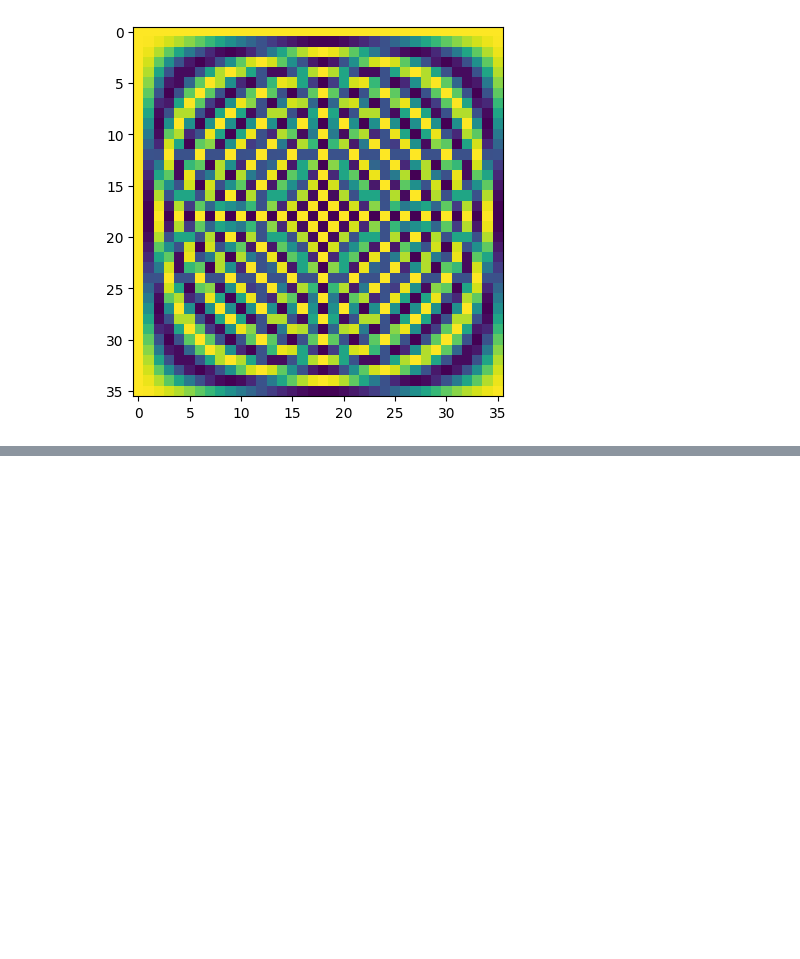
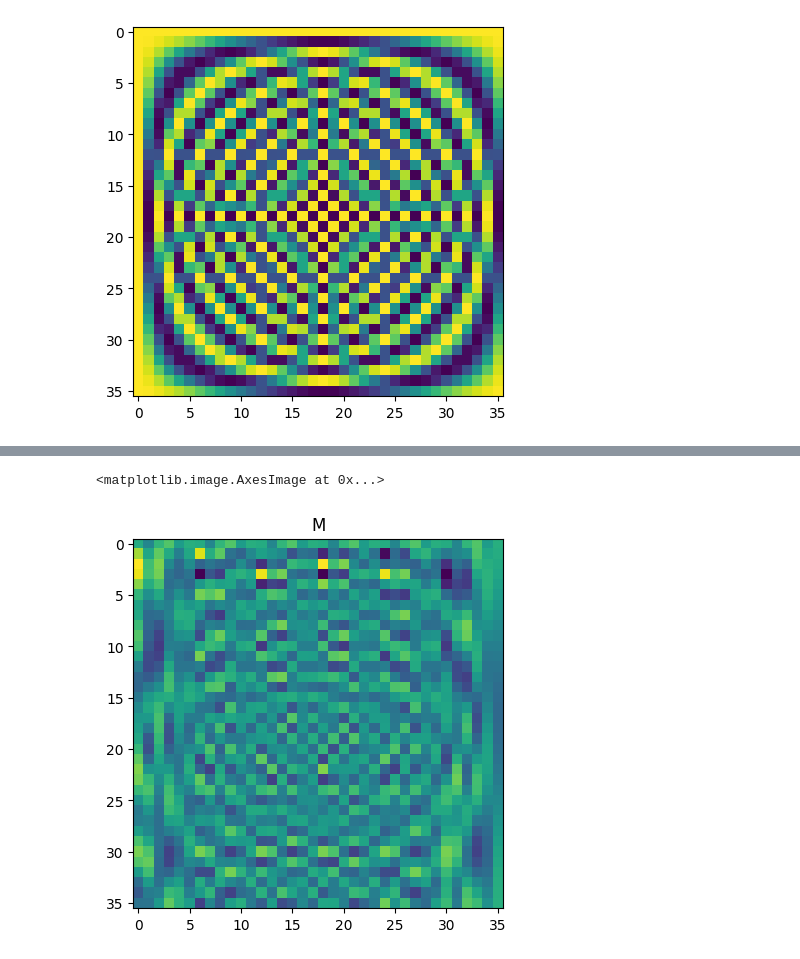
Before and after one commit to DanFu09/aquarium, a Jupyter notebook: notebooks/test_new_monarch.ipynb, the cells around one changed output, grey strips where cells are left out. Cells and saved outputs as stored; diff of their text form; code cells hidden in the pictures; blank space fills up the shorter version.

```diff
--- a/notebooks/test_new_monarch.ipynb
+++ b/notebooks/test_new_monarch.ipynb
@@ -411,0 +486,8 @@ plt.colorbar()
+# %%
+L, R, M, L_diag, R_diag, R_tilde_orig, L_tilde_orig = block_monarch_r_id(nearest_square, sqrt_N)
+# %%
+plt.title('M')
+plt.imshow(M.real)
+# %% [output]
+<matplotlib.image.AxesImage at 0x...>
+[figure, added]
```
Also changed, not shown: parts of 13 cells of this notebook.
